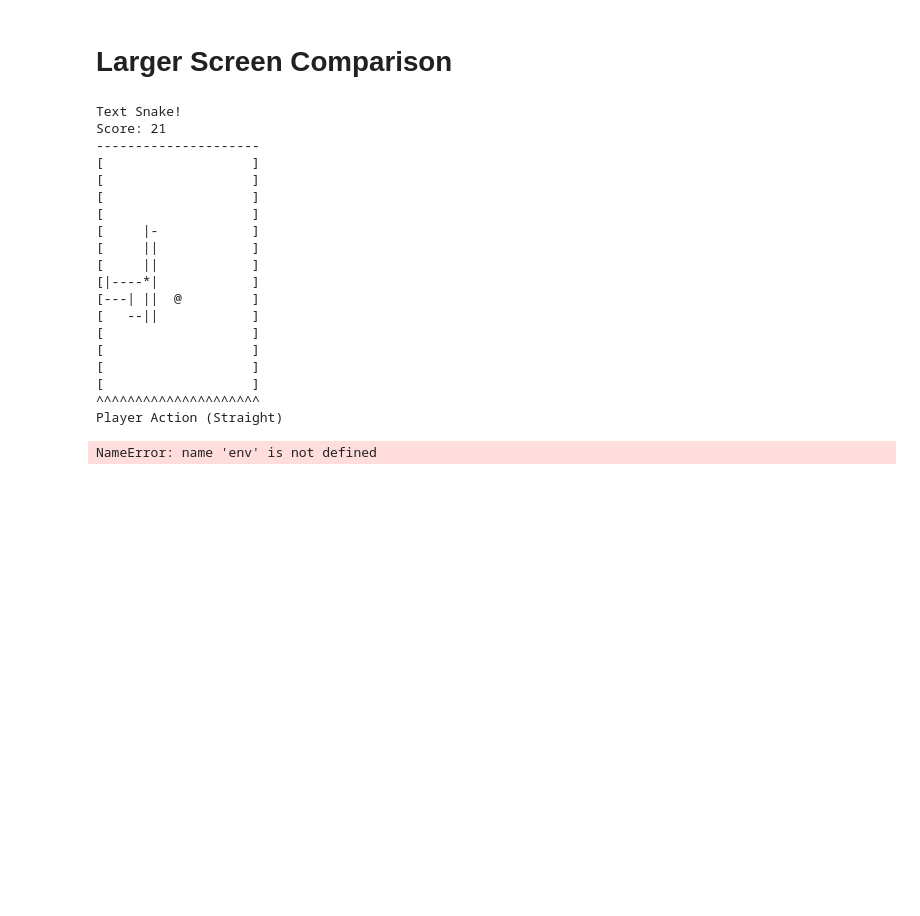
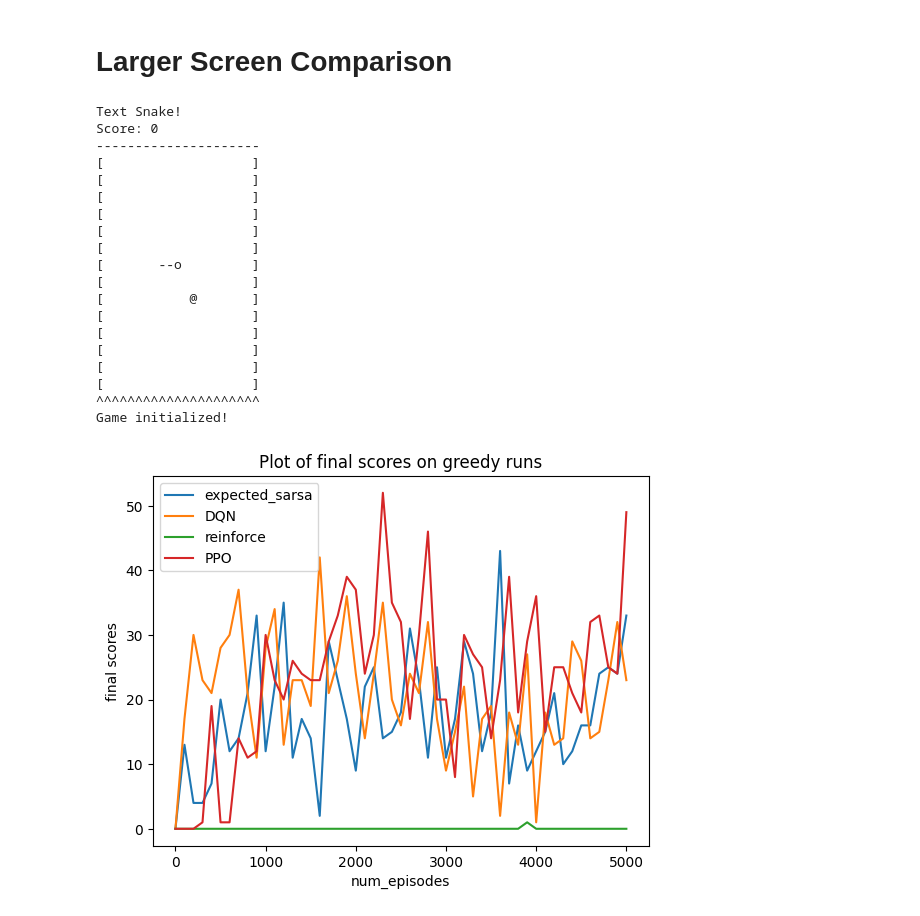
Before and after one commit to axeld5/rl_project, a Jupyter notebook: snake_game.ipynb, the cells around one changed output. Cells and saved outputs as stored; diff of their text form; code cells hidden in the pictures; blank space fills up the shorter version.

```diff
--- a/snake_game.ipynb
+++ b/snake_game.ipynb
@@ -439,8 +466,8 @@ agent_info = {"num_actions": 3, "num_states": len(state_dict), "EPS_START": 0.9,
 large_esarsa_agent = ExpectedSarsaAgent()
 large_esarsa_agent.agent_init(agent_info)
 large_esarsa_score_list = [0]
-num_episodes = 100
-for run in tqdm.tqdm(range(num_runs)//10):
+num_episodes = 1000
+for run in tqdm.tqdm(range(num_runs//10)):
     steps_done = 0
     for episode in tqdm.tqdm(range(num_episodes)):
         if episode+1 == num_episodes and run+1 == num_runs//10:
@@ -506,25 +533,37 @@ for j in tqdm.tqdm(range(num_runs)):
     large_ppo_score_list.append(info[0]["score"])
 # %% [output]
 Text Snake!
-Score: 21
+Score: 0
 ---------------------
 [                   ]
 [                   ]
 [                   ]
 [                   ]
-[     |-            ]
-[     ||            ]
-[     ||            ]
-[|----*|            ]
-[---| ||  @         ]
-[   --||            ]
+[                   ]
+[                   ]
+[       --o         ]
+[                   ]
+[           @       ]
+[                   ]
 [                   ]
 [                   ]
 [                   ]
 [                   ]
 ^^^^^^^^^^^^^^^^^^^^^
-Player Action (Straight)
+Game initialized!
-NameError: name 'env' is not defined
+# %%
+fig = plt.figure()
+plt.plot(x_list, large_esarsa_score_list, label="expected_sarsa")
+plt.plot(x_list, large_dqn_score_list, label="DQN")
+plt.plot(x_list, large_reinf_score_list, label="reinforce")
+plt.plot(x_list, large_ppo_score_list, label="PPO")
+plt.xlabel("num_episodes")
+plt.ylabel("final scores")
+plt.legend()
+plt.title("Plot of final scores on greedy runs")
+plt.show()
+# %% [output]
+[figure, added]
 # %%
 large_res={'Sarsa' : large_esarsa_score_list, 'DQN' : large_dqn_score_list , 'REINFORCE' : large_reinf_score_list, 'PPO' : large_ppo_score_list}
 
```
Also changed, not shown: parts of 4 cells of this notebook, 1 other file.
